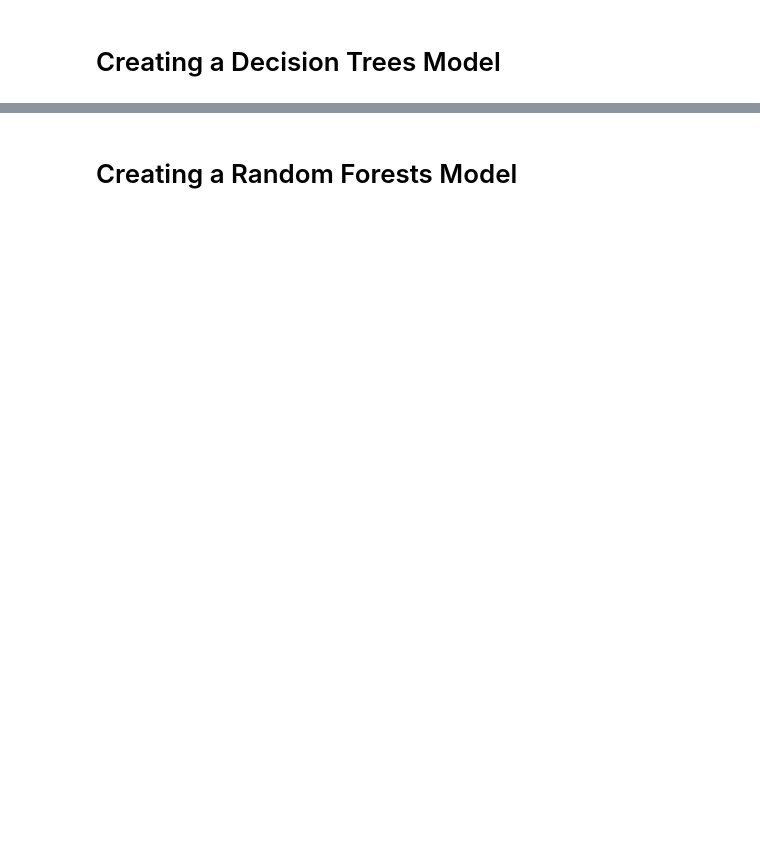
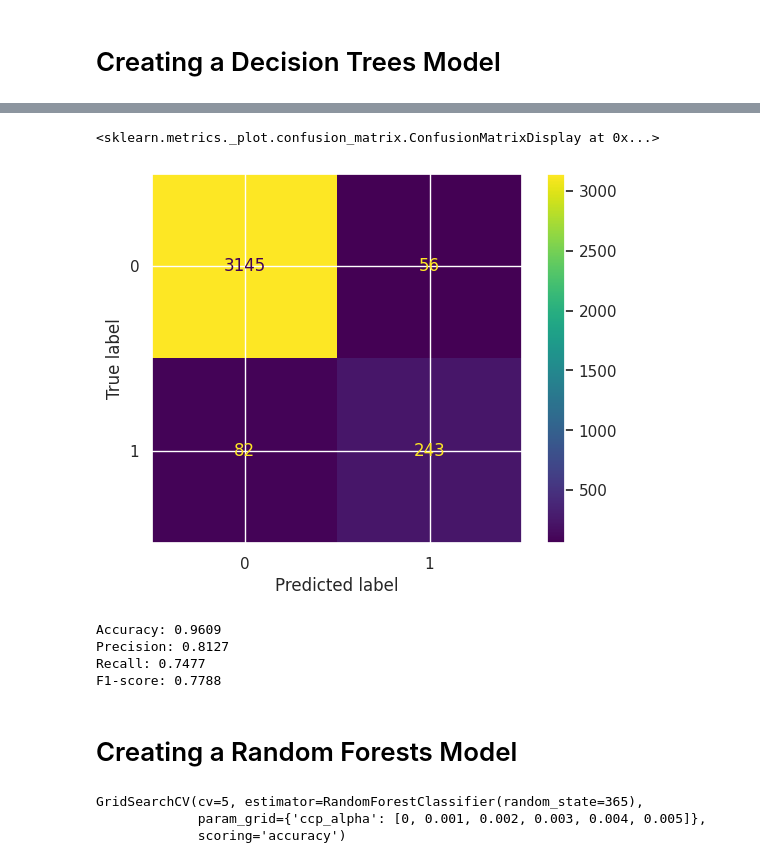
Before and after one commit to Ayben06/UserClassfication, a Jupyter notebook: MachineLearningProjectForUserClassification.ipynb, the cells around one changed output, grey strips where cells are left out. Drawn from its saved outputs; the diff is of its cells as text; code cells hidden in the pictures; blank space fills up the shorter version.

```diff
--- a/MachineLearningProjectForUserClassification.ipynb
+++ b/MachineLearningProjectForUserClassification.ipynb
@@ -367,2 +436,28 @@ F1-score: 0.7484
+# %%
+y_pred_dt=dt_clf.predict(x_test_array)
+# %%
+cm_dt=confusion_matrix(y_test_array,y_pred_dt)
+disp_dt=ConfusionMatrixDisplay(cm_dt,display_labels=[0,1])
+disp_dt.plot()
+# %% [output]
+<sklearn.metrics._plot.confusion_matrix.ConfusionMatrixDisplay at 0x...>
+[figure, added]
+# %%
+accuracy = accuracy_score(y_test_array, y_pred_dt)
+print(f'Accuracy: {accuracy:.4f}')
+
+precision = precision_score(y_test_array, y_pred_dt)
+print(f'Precision: {precision:.4f}')
+
+recall = recall_score(y_test_array, y_pred_dt)
+print(f'Recall: {recall:.4f}')
+
+f1 = f1_score(y_test_array, y_pred_dt)
+print(f'F1-score: {f1:.4f}')
+# %% [output]
+Accuracy: 0.9609
+Precision: 0.8127
+Recall: 0.7477
+F1-score: 0.7788
 # %% [markdown]
 # Creating a Random Forests Model
@@ -368,0 +470,6 @@ F1-score: 0.7484
+# %%
+grid_search_rf.fit(x_train_array,y_train_array)
+# %% [output]
+GridSearchCV(cv=5, estimator=RandomForestClassifier(random_state=365),
+             param_grid={'ccp_alpha': [0, 0.001, 0.002, 0.003, 0.004, 0.005]},
+             scoring='accuracy')
```
Also changed, not shown: parts of 32 cells of this notebook.
